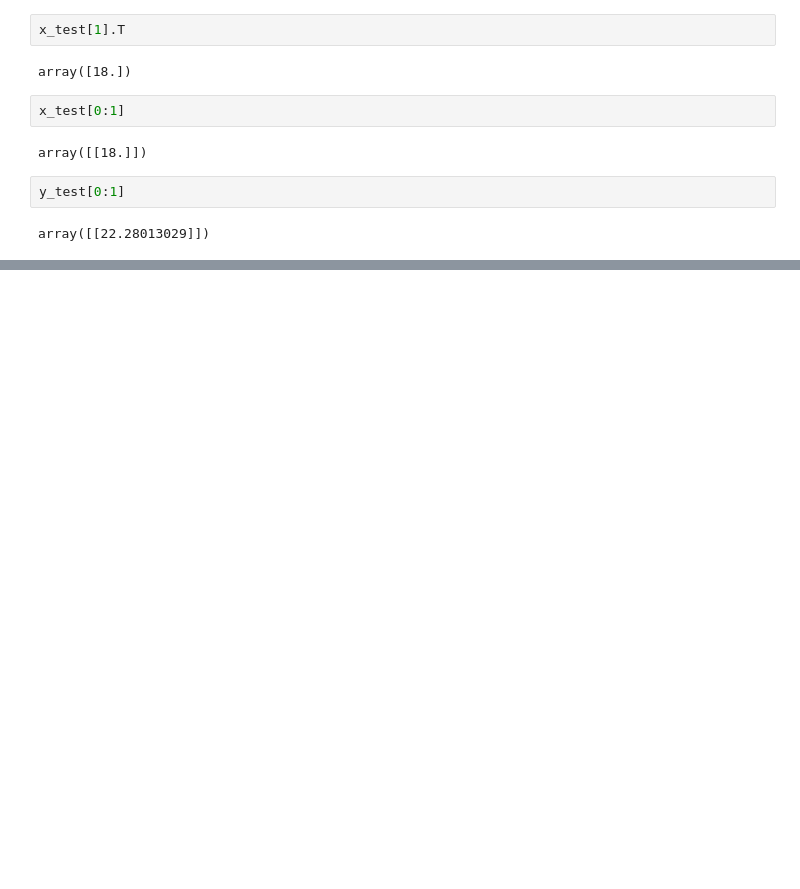
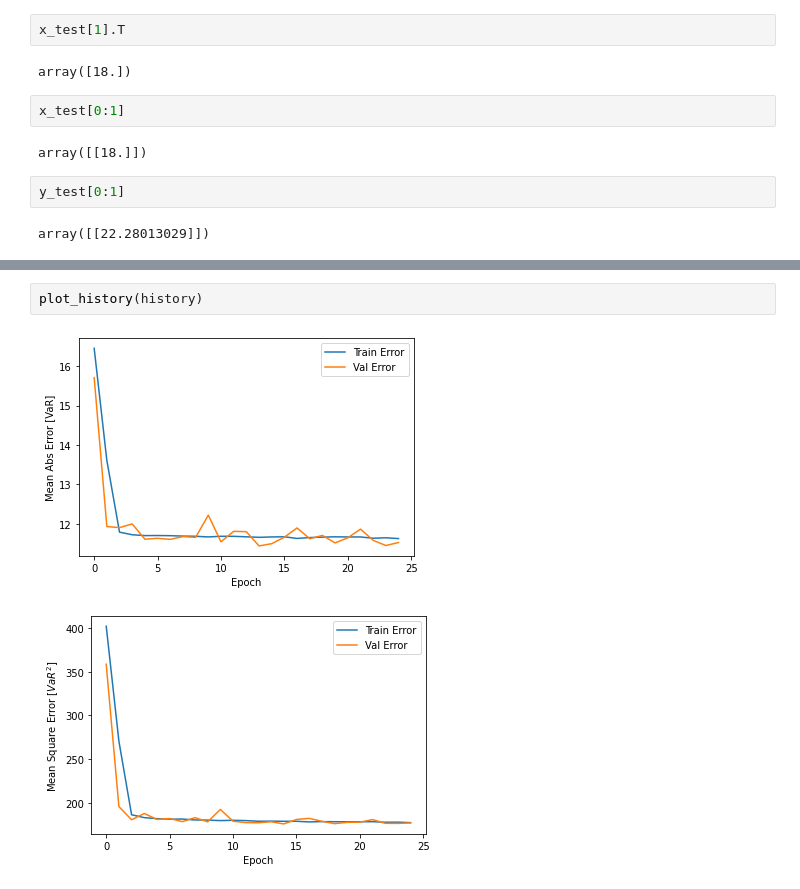
Before and after one commit to Parth7/ML-for-finance, a Jupyter notebook: NN_VAR_data_3.ipynb, the cells around one changed output, grey strips where cells are left out. Saved outputs shown, nothing was run; the diff lists cells and outputs as text; blank space fills up the shorter version.

```diff
--- a/NN_VAR_data_3.ipynb
+++ b/NN_VAR_data_3.ipynb
@@ -206,0 +282,5 @@ Actual [[24.]]
+# %%
+plot_history(history)
+# %% [output]
+[figure, added]
+[figure, added]
```
Also changed, not shown: parts of 17 cells of this notebook.
